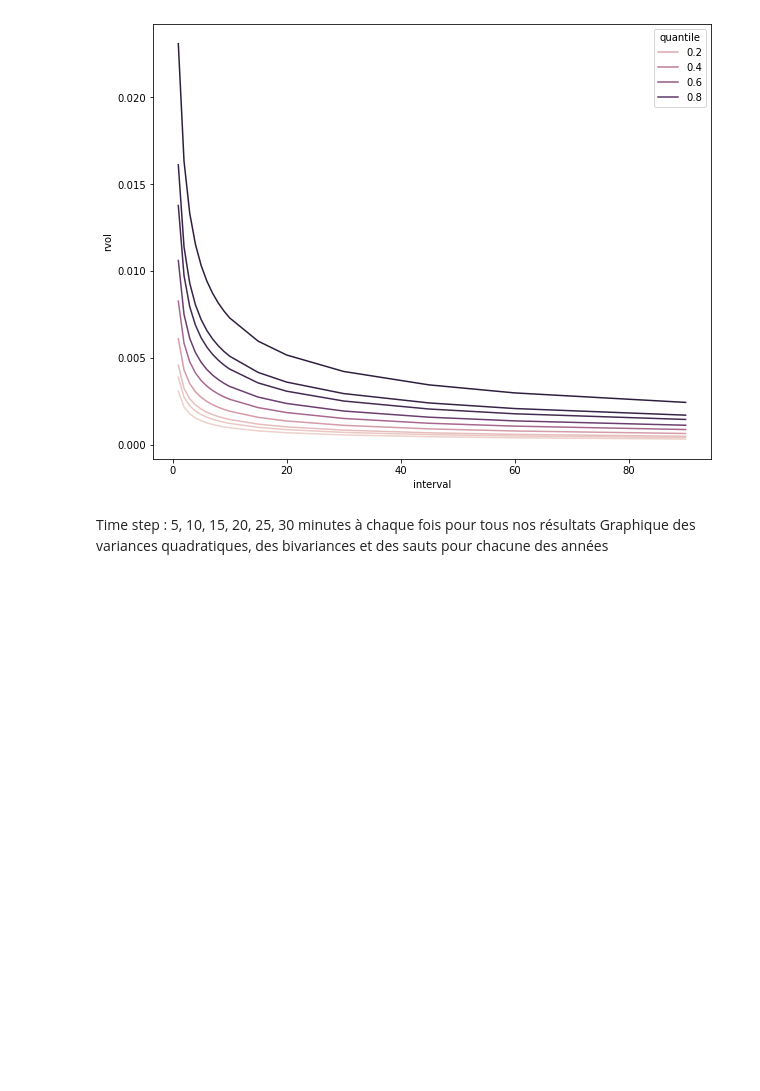
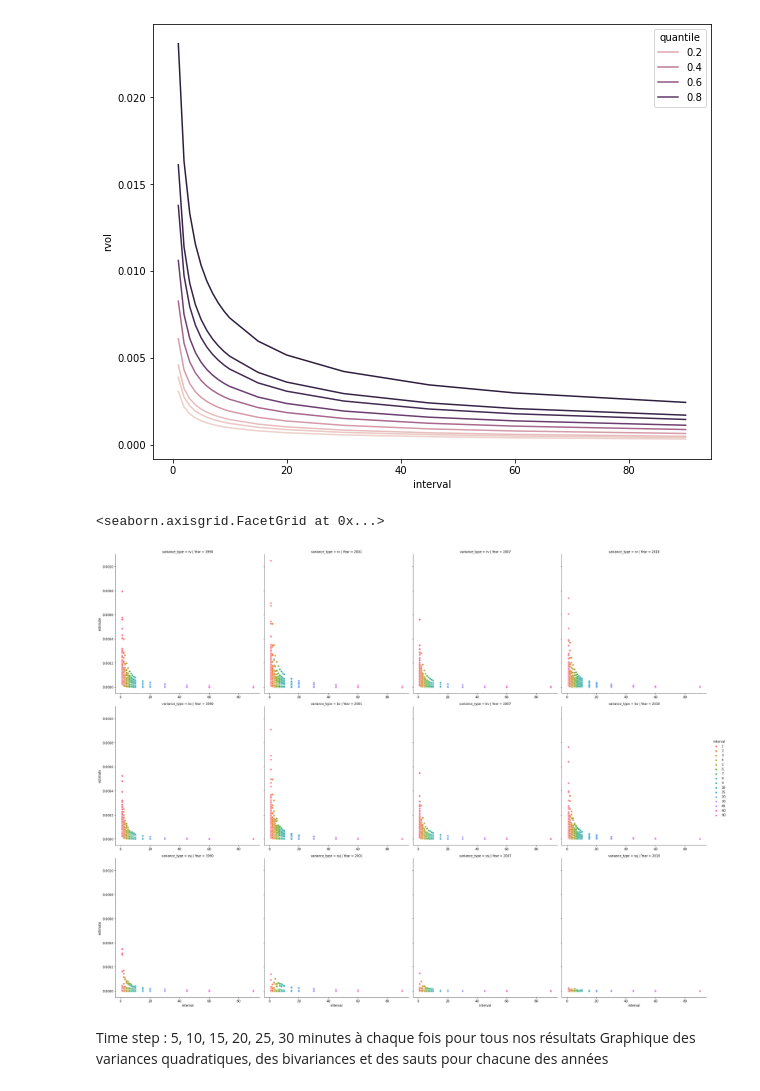
Before and after one commit to GarYves/HEC_ML_DEV2, a Jupyter notebook: exploration.ipynb, the cells around one changed output. Cells and saved outputs as stored; diff of their text form; code cells hidden in the pictures; blank space fills up the shorter version.

```diff
--- a/exploration.ipynb
+++ b/exploration.ipynb
@@ -93,6 +113,15 @@ sns.lineplot(data=qq, x="interval", hue="quantile", y="rvol")
 # %% [output]
 <AxesSubplot:xlabel='interval', ylabel='rvol'>
 [figure]
+# %%
+rdf["_estimate"] = np.sqrt(rdf["estimate"])
+srdf = rdf.loc[rdf.method=="subsampling"]
+g = sns.FacetGrid(data=srdf, row="variance_type", col="Year", hue="interval", sharex=False, height=7)
+g.map_dataframe(sns.scatterplot, x="interval", y="estimate", legend="full")
+g.add_legend()
+# %% [output]
+<seaborn.axisgrid.FacetGrid at 0x...>
+[figure, added]
 # %% [markdown]
 Time step : 5, 10, 15, 20, 25, 30 minutes à chaque fois pour tous nos résultats
 Graphique des variances quadratiques, des bivariances et des sauts pour chacune des années
```
Also changed, not shown: parts of 8 cells of this notebook, 8 other files.
